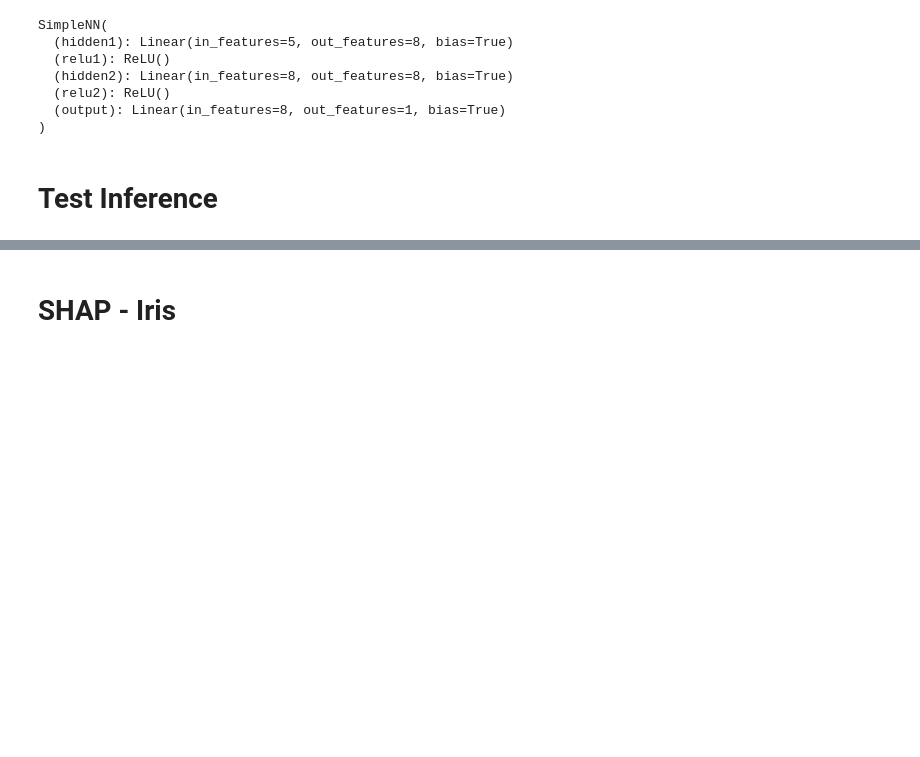
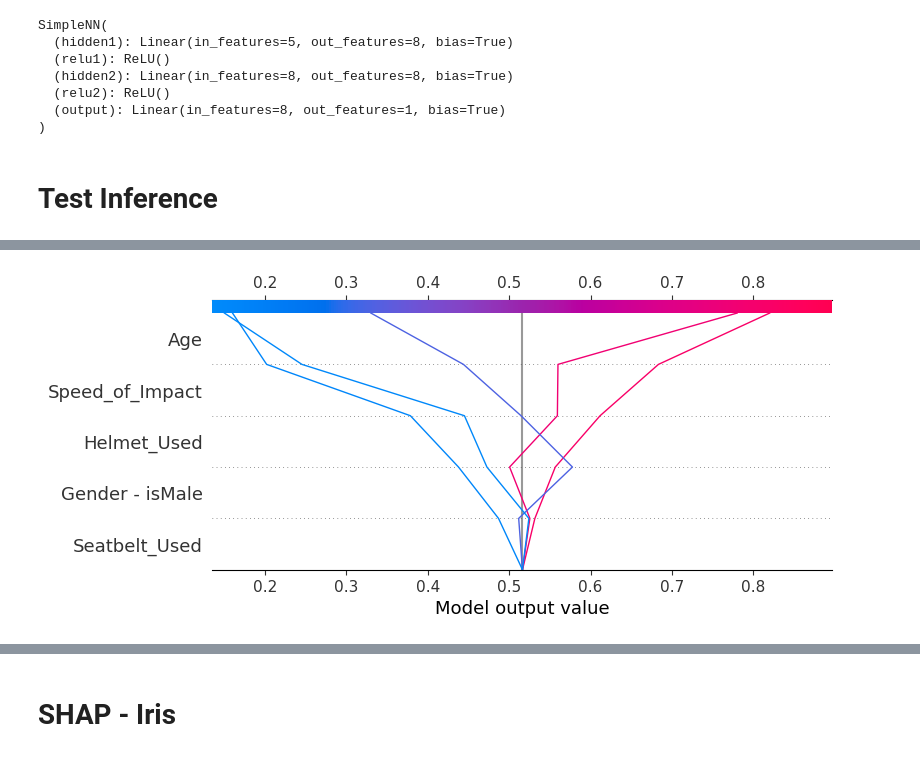
Before and after one commit to shaohong-g/Xai-example, a Jupyter notebook: xai_shap.ipynb, the cells around one changed output, grey strips where cells are left out. Saved outputs shown, nothing was run; the diff lists cells and outputs as text; code cells hidden in the pictures; blank space fills up the shorter version.

```diff
--- a/xai_shap.ipynb
+++ b/xai_shap.ipynb
@@ -71,0 +167,4 @@ shap_explainer = explainer(df_accident) # check_additivity=False if error
+# %%
+shap.decision_plot(explainer.expected_value[1], shap_explainer.values[:5,:,1], df_accident.columns)
+# %% [output]
+[figure, added]
```
Also changed, not shown: parts of 16 cells of this notebook, 1 other file.
